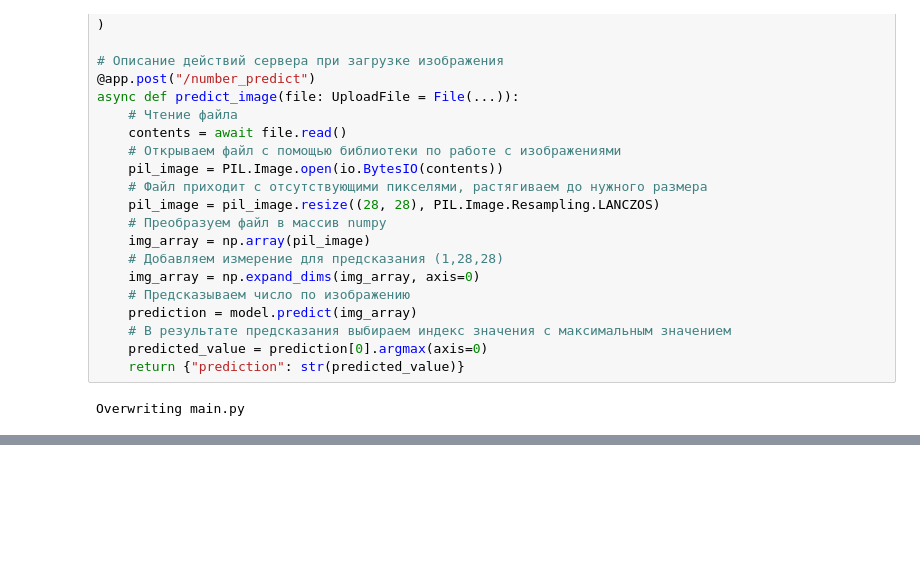
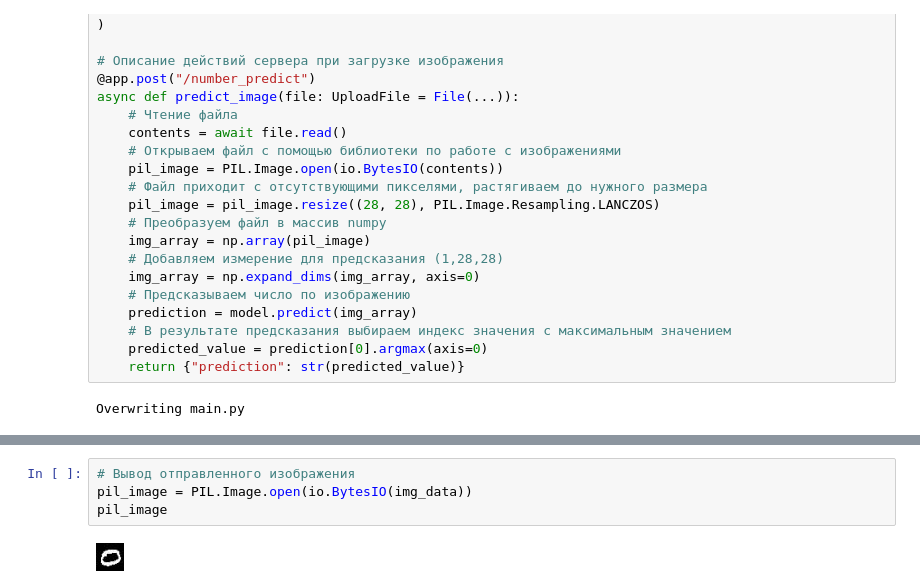
Before and after one commit to Pinkysol/Learning, a Jupyter notebook: FAST_API_MNIST_REQUEST.ipynb, the cells around one changed output, grey strips where cells are left out. Cells and saved outputs as stored; diff of their text form; blank space fills up the shorter version.

```diff
--- a/FAST_API_MNIST_REQUEST.ipynb
+++ b/FAST_API_MNIST_REQUEST.ipynb
@@ -98 +160,7 @@ print(number)
+# %%
+# Вывод отправленного изображения
+pil_image = PIL.Image.open(io.BytesIO(img_data))
+pil_image
+# %% [output]
+[figure, added]
 # %%
```
Also changed, not shown: parts of 7 cells of this notebook.
